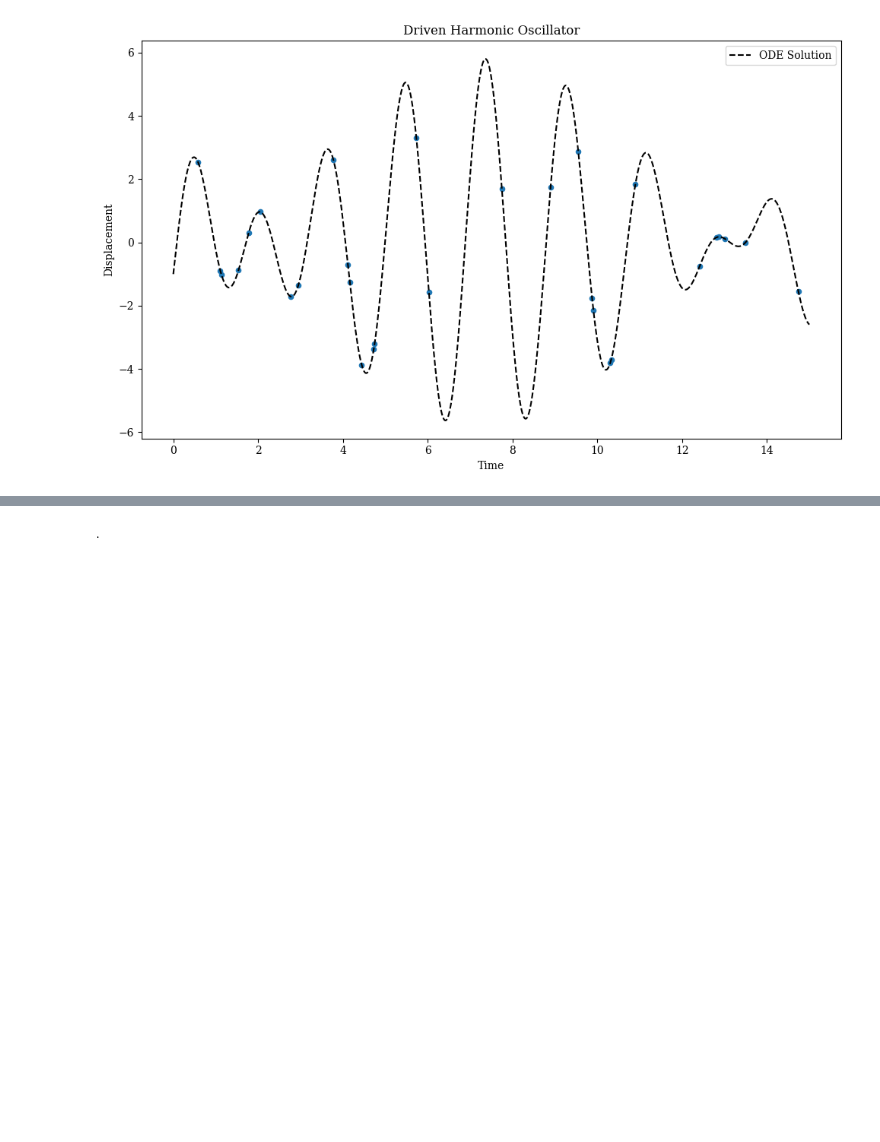
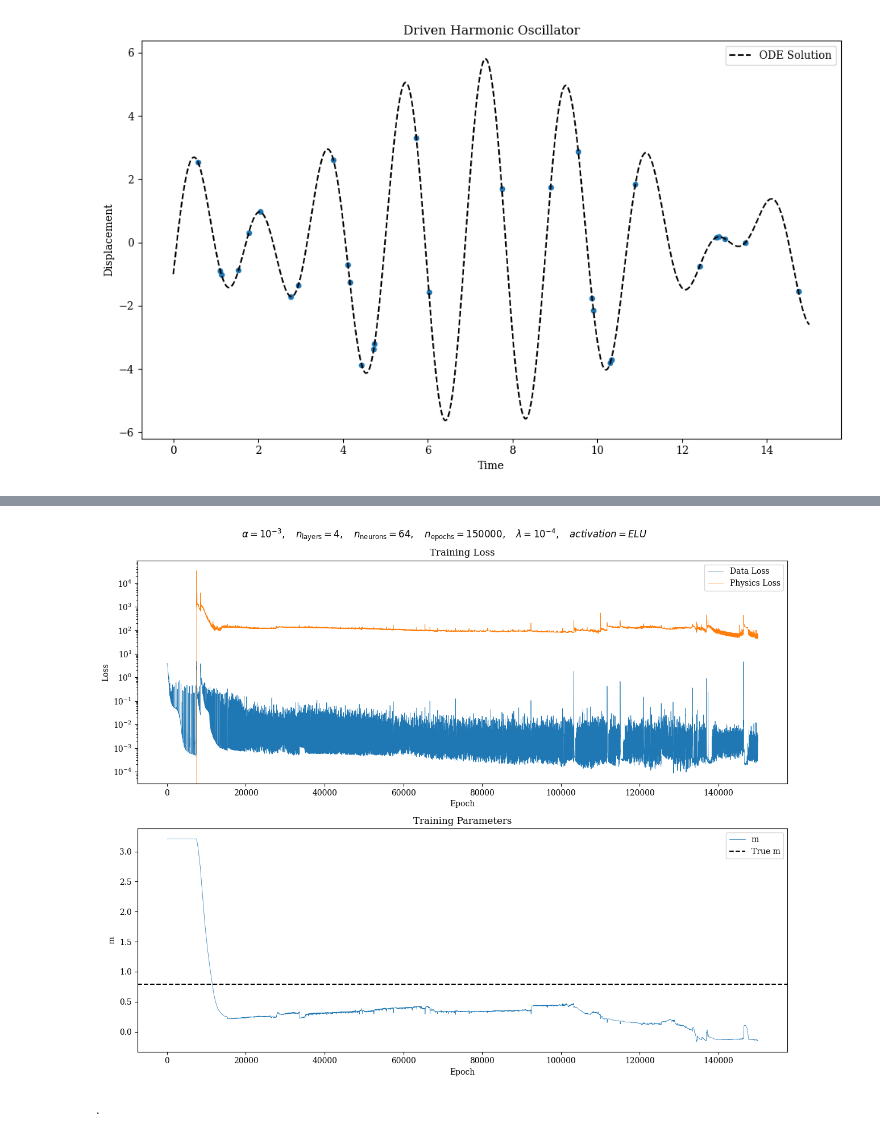
Before and after one commit to thiagodsd/ppgcc-deep-learning-pinn, a Jupyter notebook: notebooks/driven_harmonic_oscillator.ipynb, the cells around one changed output, grey strips where cells are left out. Drawn from its saved outputs; the diff is of its cells as text; code cells hidden in the pictures; blank space fills up the shorter version.

```diff
--- a/notebooks/driven_harmonic_oscillator.ipynb
+++ b/notebooks/driven_harmonic_oscillator.ipynb
@@ -475,10 +475,10 @@ x_test = torch.tensor(X.query(f"time > {time_threshold}")["time"].values).float(
 y_test = torch.tensor(X.query(f"time > {time_threshold}")["displacement"].values).float().unsqueeze(1).to(device)
 
 hparam_dict = {
-    'learning_rate': 5e-4,
-    'n_layers': 5,
+    'learning_rate': 1e-3,
+    'n_layers': 4,
     'n_neurons': 64,
-    'num_epochs': 200000,
+    'num_epochs': 150000,
  }
 
 learning_rate = hparam_dict["learning_rate"]
@@ -488,7 +488,7 @@ architecture = [1] + [hparam_dict["n_neurons"] for _ in range(hparam_dict["n_lay
 plot_loss_train = dict(epoch=[], dataloss=[], physicsloss=[], param_=[])
 
 _locations = torch.linspace(0, 15, 50).view(-1,1).requires_grad_(True).to(device)
-_m = torch.tensor(3.21, dtype=torch.float, requires_grad=True).to(device)
+_m = torch.tensor(3.21, dtype=torch.float, requires_grad=True, device=device)
 _c = torch.tensor(c, dtype=torch.float, requires_grad=False).to(device)
 _k = torch.tensor(k, dtype=torch.float, requires_grad=False).to(device)
 _w = torch.tensor(w, dtype=torch.float, requires_grad=False).to(device)
@@ -499,7 +499,7 @@ _F0 = torch.tensor(F0, dtype=torch.float, requires_grad=False, device=device)
 
 model = MultiLayerPerceptronRegressor(architecture, nn.ELU)
 model.to(device)
-optimizer = optim.Adam([{"params": model.parameters()}, {"params": [_F0]}], lr=learning_rate)
+optimizer = optim.Adam([{"params": model.parameters()}, {"params": [_m]}], lr=learning_rate)
 criterion = nn.MSELoss()
 loss = torch.tensor(1e6, dtype=torch.float, requires_grad=False).to(device)
 
@@ -615,3 +613,34 @@ Data Loss: 0.050484, Physics Loss: 2488.424805, x0 Loss: 1.508473, v0 Loss: 4.99
 ... (88 outputs left out)
+# %%
+fig, ((ax1, ax2)) = plt.subplots(ncols=1, nrows=2, figsize=(2*golden_ratio*10, 10))
+
+pd.DataFrame(plot_loss_train).plot(x="epoch", y="dataloss",  ax=ax1, label="Data Loss", linewidth=0.5)
+pd.DataFrame(plot_loss_train).plot(x="epoch", y="physicsloss", ax=ax1, label="Physics Loss", linewidth=0.5)
+
+pd.DataFrame(plot_loss_train).plot(x="epoch", y="param_", ax=ax2, label="m", linewidth=0.5)
+ax2.axhline(y=m, c="k", linestyle="--", label="True m")
+
+ax1.set_xlabel(r"Epoch")
+ax1.set_ylabel(r"Loss")
+ax1.set_title(r"Training Loss")
+ax1.set_yscale('log')
+ax1.legend()
+
+ax2.set_xlabel(r"Epoch")
+ax2.set_ylabel(r"m")
+ax2.set_title(r"Training Parameters")
+ax2.legend()
+
+plt.suptitle(r"$\alpha=10^{-3},\quad n_{\text{layers}}=4,\quad n_{\text{neurons}}=64, \quad n_{\text{epochs}}=150000, \quad \lambda=10^{-4}, \quad activation=ELU$")
+plt.tight_layout()
+plt.savefig(f"{folder_path}/training_loss.png", dpi=300)
+
+pd.DataFrame(x_train.cpu().numpy(), columns=["time"]).to_parquet(f"{folder_path}/x_train.parquet")
+pd.DataFrame(y_train.cpu().numpy(), columns=["temperature"]).to_parquet(f"{folder_path}/y_train.parquet")
+
+torch.save(model, f"{folder_path}/pinn_model.pth")
+torch.save(model.state_dict(), f"{folder_path}/pinn_weights.pth")
+# %% [output]
+[figure, added]
 # %% [markdown]
 .
```
Also changed, not shown: parts of 1 cell of this notebook, 10 other files.
